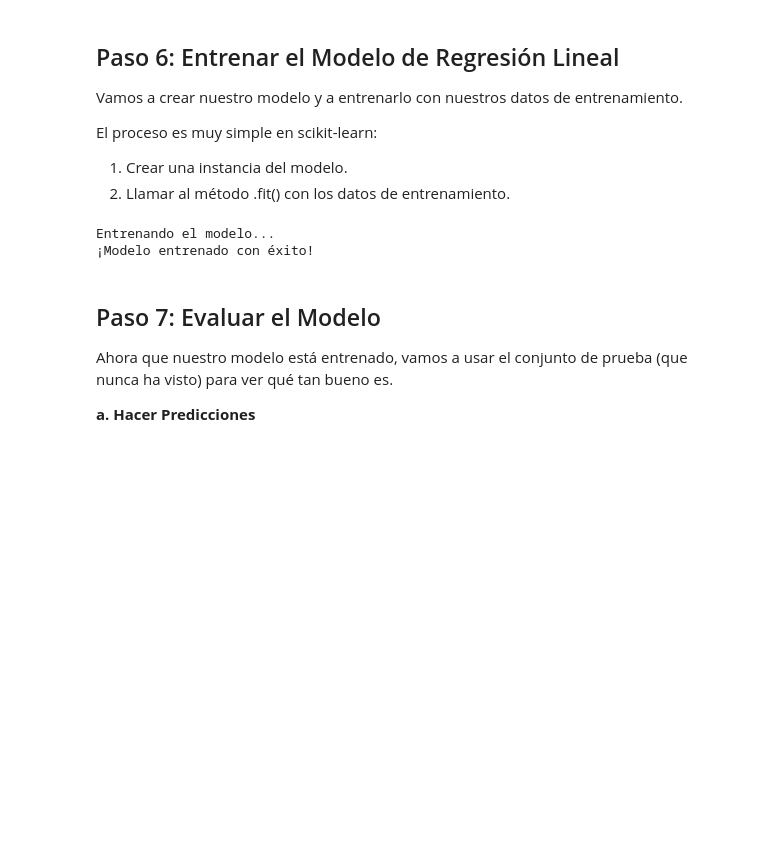
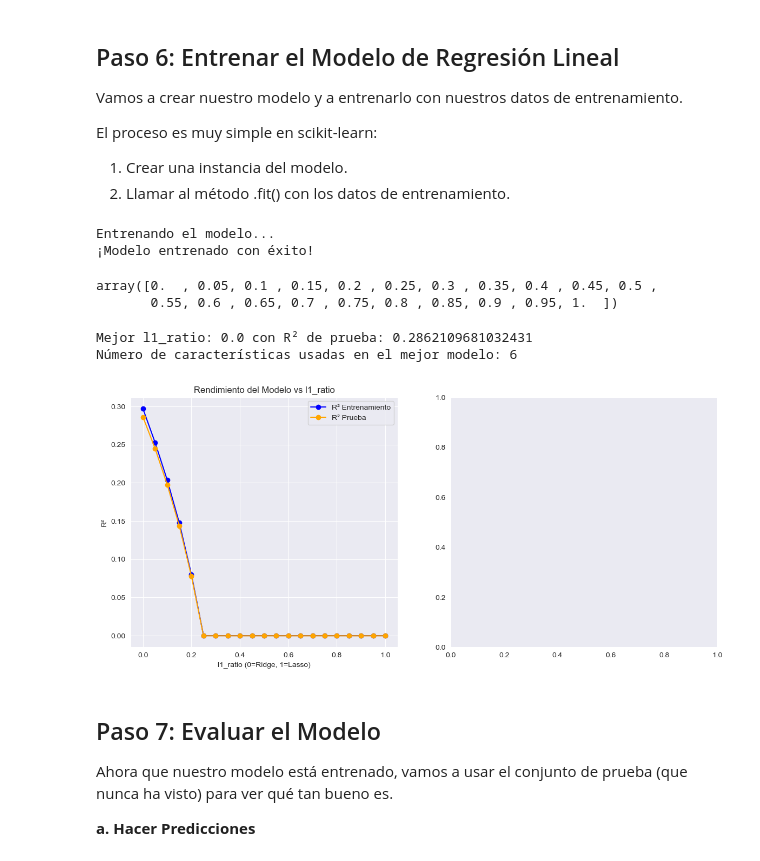
Before and after one commit to jafprofesor/IFCD093PO, a Jupyter notebook: 2026-01-22/aguacates.ipynb, the cells around one changed output. Cells and saved outputs as stored; diff of their text form; code cells hidden in the pictures; blank space fills up the shorter version.

```diff
--- a/2026-01-22/aguacates.ipynb
+++ b/2026-01-22/aguacates.ipynb
@@ -265,15 +267,57 @@ El proceso es muy simple en scikit-learn:
 # %%
 # 1. Creamos una instancia del modelo de Regresión Lineal
 model = LinearRegression()
 
 # 2. Entrenamos el modelo usando los datos de entrenamiento (X_train, y_train)
 # El modelo aprenderá la relación entre las características y el precio.
 print("Entrenando el modelo...")
 model.fit(X_train, y_train)
 print("¡Modelo entrenado con éxito!")
+
+# Ahora vamos a entrenar varios modelos con diferentes regularizaciones y comparar sus resultados
+# Probemos diferentes valores de l1_ratio
+l1_ratios = np.linspace(0, 1, 21)  # De 0 (Ridge) a 1 (Lasso)
+display(l1_ratios)
+# array([0.  , 0.05, 0.1 , 0.15, 0.2 , 0.25, 0.3 , 0.35, 0.4 , 0.45, 0.5 ,
+#        0.55, 0.6 , 0.65, 0.7 , 0.75, 0.8 , 0.85, 0.9 , 0.95, 1.  ])
+scores_train = []
+scores_test = []
+n_features_used = []
+for l1_ratio in l1_ratios:
+    modelo = ElasticNet(alpha=1.0, l1_ratio=l1_ratio)
+    modelo.fit(X_train, y_train)
+    scores_train.append(modelo.score(X_train, y_train))
+    scores_test.append(modelo.score(X_test, y_test))
+    n_features_used.append(np.sum(modelo.coef_ != 0))
+# Ahora vamos a visualizar los resultados en un gráfico
+fig, (ax1, ax2) = plt.subplots(1, 2, figsize=(14, 6))
+# Gráfico 1: R² en entrenamiento y prueba
+ax1.plot(l1_ratios, scores_train, 'o-', label='R² Entrenamiento', color='blue')
+ax1.plot(l1_ratios, scores_test, 'o-', label='R² Prueba', color='orange')
+ax1.set_xlabel('l1_ratio (0=Ridge, 1=Lasso)')
+ax1.set_ylabel('R²')
+ax1.set_title('Rendimiento del Modelo vs l1_ratio')
+ax1.legend()
+ax1.grid()
+
+# Decidimos cual es el mejor l1_ratio basado en el R² de prueba
+best_index = np.argmax(scores_test)
+best_l1_ratio = l1_ratios[best_index]
+best_score = scores_test[best_index]
+print(f"Mejor l1_ratio: {best_l1_ratio} con R² de prueba: {best_score}")
+# Imprimimos las características usadas en el mejor modelo
+best_model = ElasticNet(alpha=1.0, l1_ratio=best_l1_ratio)
+best_model.fit(X_train, y_train)
+n_features_best = np.sum(best_model.coef_ != 0)
+print(f"Número de características usadas en el mejor modelo: {n_features_best}")
 # %% [output]
 Entrenando el modelo...
 ¡Modelo entrenado con éxito!
+array([0.  , 0.05, 0.1 , 0.15, 0.2 , 0.25, 0.3 , 0.35, 0.4 , 0.45, 0.5 ,
+       0.55, 0.6 , 0.65, 0.7 , 0.75, 0.8 , 0.85, 0.9 , 0.95, 1.  ])
+Mejor l1_ratio: 0.0 con R² de prueba: 0.2862109681032431
+Número de características usadas en el mejor modelo: 6
+[figure, added]
 # %% [markdown]
 ## Paso 7: Evaluar el Modelo
 
```
Also changed, not shown: parts of 1 cell of this notebook.
